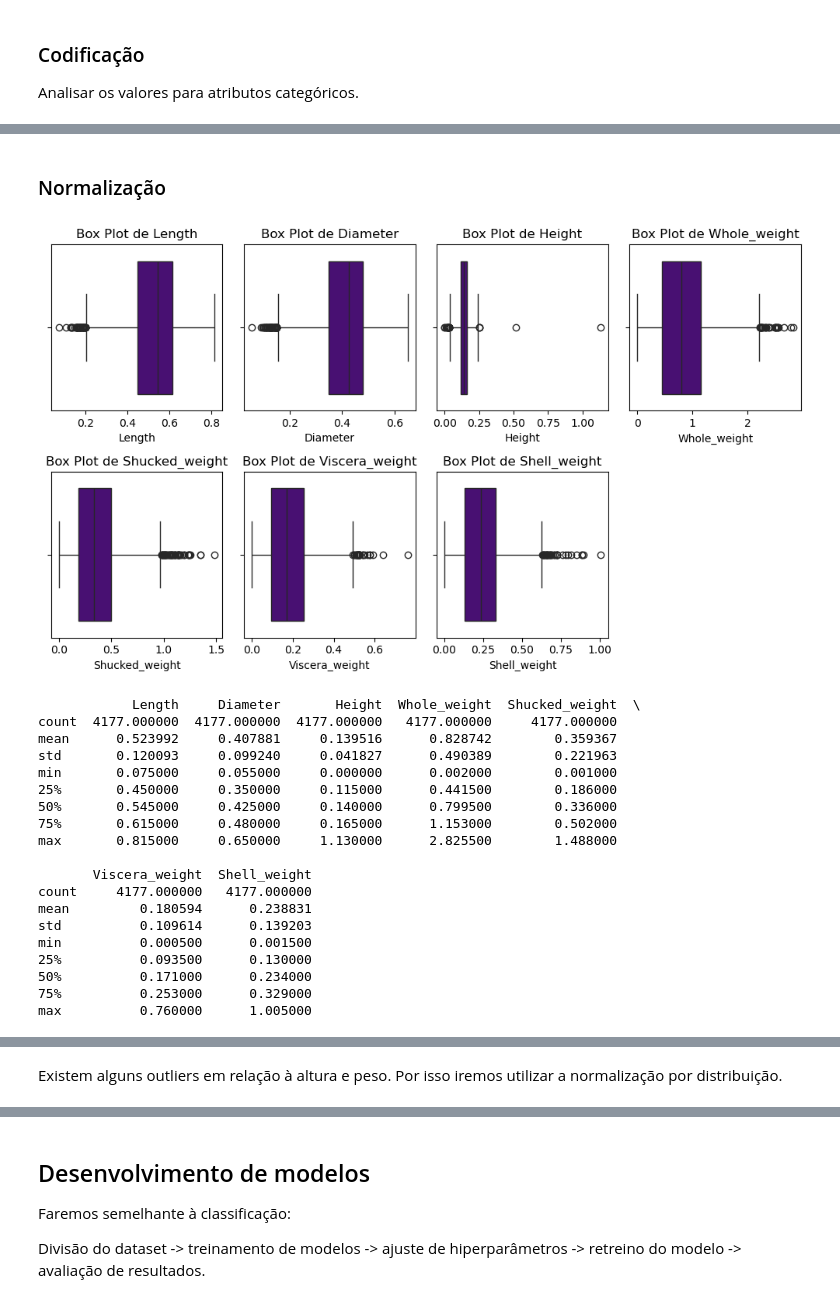
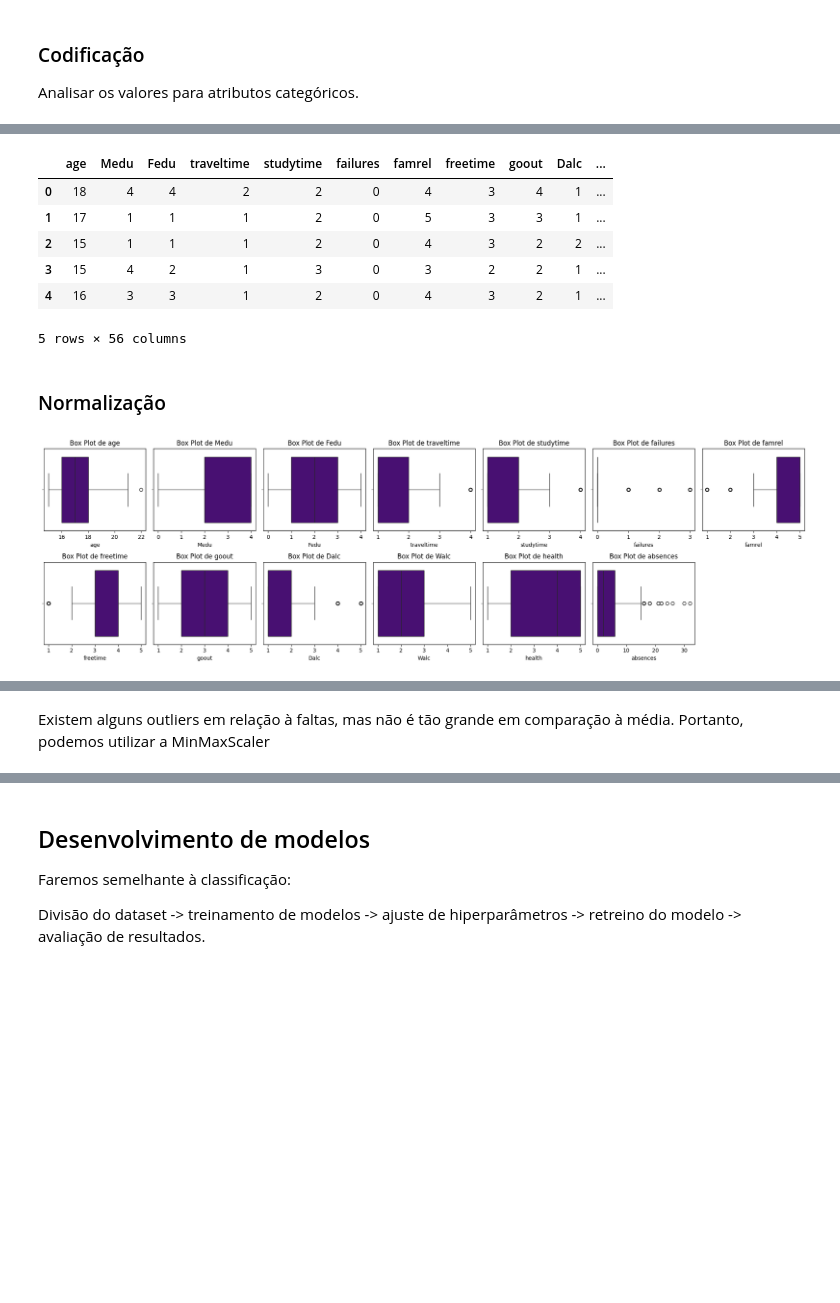
Before and after one commit to Luis-Menezes/NN_SupervisedLearning, a Jupyter notebook: project_1_deliverable.ipynb, the cells around one changed output, grey strips where cells are left out. Drawn from its saved outputs; the diff is of its cells as text; code cells hidden in the pictures; blank space fills up the shorter version.

```diff
--- a/project_1_deliverable.ipynb
+++ b/project_1_deliverable.ipynb
@@ -1122,12 +1137,12 @@ Iremos utilizar o banco de dados [**Abalone**](https://archive.ics.uci.edu/datas
 from ucimlrepo import fetch_ucirepo
 
 # fetch dataset
-abalone = fetch_ucirepo(id=1)
+student_perform = fetch_ucirepo(id=320)
 
 # data (as pandas dataframes)
-X = abalone.data.features
-y = abalone.data.targets
+X = student_perform.data.features
+target = student_perform.data.targets
 
 # variable information
-print(abalone.variables)
+display(student_perform.variables)
 # %% [output]
@@ -1203,40 +1262,32 @@ Name: count, dtype: int64
+# %%
+encoded_df = pd.get_dummies(X, columns=categorical_cols)
+display(encoded_df.head())
+# %% [output]
+|  | age | Medu | Fedu | traveltime | studytime | failures | famrel | freetime | goout | Dalc | ... |
+| 0 | 18 | 4 | 4 | 2 | 2 | 0 | 4 | 3 | 4 | 1 | ... |
+| 1 | 17 | 1 | 1 | 1 | 2 | 0 | 5 | 3 | 3 | 1 | ... |
+| 2 | 15 | 1 | 1 | 1 | 2 | 0 | 4 | 3 | 2 | 2 | ... |
+| 3 | 15 | 4 | 2 | 1 | 3 | 0 | 3 | 2 | 2 | 1 | ... |
+| 4 | 16 | 3 | 3 | 1 | 2 | 0 | 4 | 3 | 2 | 1 | ... |
+5 rows × 56 columns
 # %% [markdown]
 ### Normalização
 # %%
 numeric_cols = X.select_dtypes(include=['int', 'float64']).columns
 
 import matplotlib.pyplot as plt
 import seaborn as sns
 
-fig, axes = plt.subplots(nrows=2, ncols=4, figsize=(10, 6))
+fig, axes = plt.subplots(nrows=2, ncols=7, figsize=(20, 6))
 
 for i, col in enumerate(numeric_cols):
-    sns.boxplot(x=X[col], ax=axes[i//4, i%4], color='indigo')
-    axes[i//4, i%4].set_title(f'Box Plot de {col}')
+    sns.boxplot(x=X[col], ax=axes[i//7, i%7], color='indigo')
+    axes[i//7, i%7].set_title(f'Box Plot de {col}')
 
-axes[1, 3].axis('off')  # Desliga o eixo vazio se houver um número ímpar de colunas
+axes[1, 6].axis('off')  # Desliga o eixo vazio se houver um número ímpar de colunas
 
 plt.tight_layout()
 plt.show()
-print(X[numeric_cols].describe())
+display(X[numeric_cols].describe())
 # %% [output]
-[figure, old version]
+[figure, new version]
-            Length     Diameter       Height  Whole_weight  Shucked_weight  \
-count  4177.000000  4177.000000  4177.000000   4177.000000     4177.000000
-mean      0.523992     0.407881     0.139516      0.828742        0.359367
-std       0.120093     0.099240     0.041827      0.490389        0.221963
-min       0.075000     0.055000     0.000000      0.002000        0.001000
-25%       0.450000     0.350000     0.115000      0.441500        0.186000
-50%       0.545000     0.425000     0.140000      0.799500        0.336000
-75%       0.615000     0.480000     0.165000      1.153000        0.502000
-max       0.815000     0.650000     1.130000      2.825500        1.488000
-
-       Viscera_weight  Shell_weight
-count     4177.000000   4177.000000
-mean         0.180594      0.238831
-std          0.109614      0.139203
-min          0.000500      0.001500
-25%          0.093500      0.130000
-50%          0.171000      0.234000
-75%          0.253000      0.329000
-max          0.760000      1.005000
@@ -1243,5 +1303,5 @@ max          0.760000      1.005000
 # %% [markdown]
-Existem alguns outliers em relação à altura e peso. Por isso iremos utilizar a normalização por distribuição.
+Existem alguns outliers em relação à faltas, mas não é tão grande em comparação à média. Portanto, podemos utilizar a MinMaxScaler
 # %%
 from sklearn.preprocessing import StandardScaler
 
```
Also changed, not shown: parts of 34 cells of this notebook.
